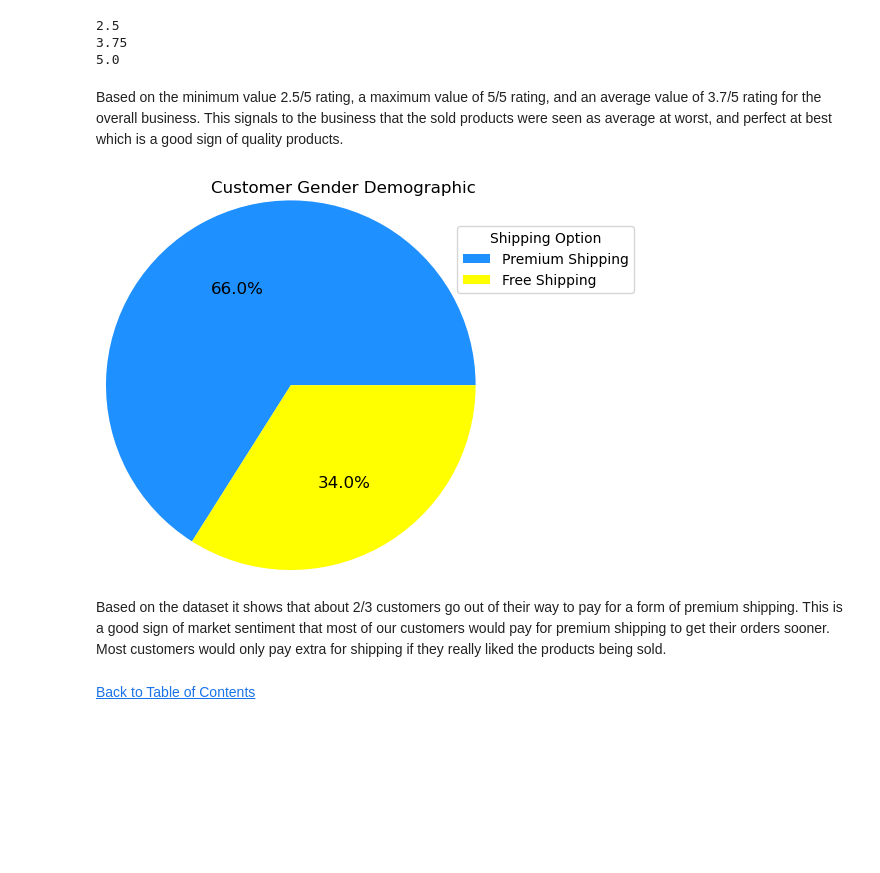
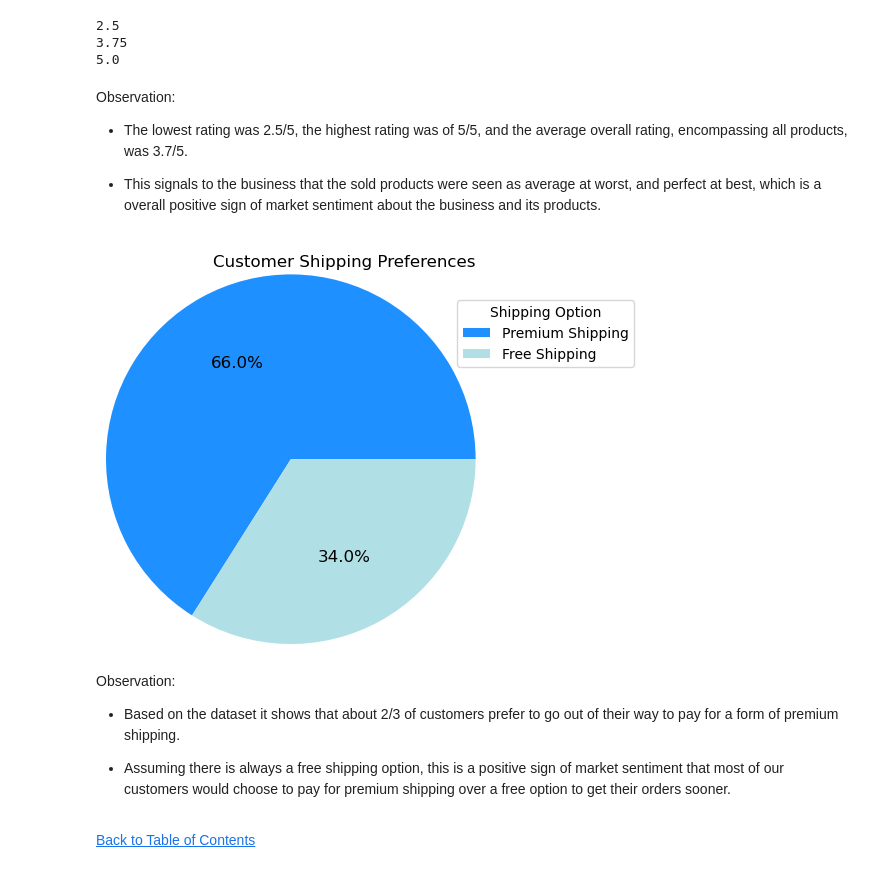
Before and after one commit to jasondo-da/shopping_behavior_analysis, a Jupyter notebook: shopping_behavior_analysis.ipynb, the cells around one changed output. Cells and saved outputs as stored; diff of their text form; code cells hidden in the pictures; blank space fills up the shorter version.

```diff
--- a/shopping_behavior_analysis.ipynb
+++ b/shopping_behavior_analysis.ipynb
@@ -745,29 +817,36 @@ print(df['customer_rating'].max())
 3.75
 5.0
 # %% [markdown]
-Based on the minimum value 2.5/5 rating, a maximum value of 5/5 rating, and an average value of 3.7/5 rating for the overall business. This signals to the business that the sold products were seen as average at worst, and perfect at best which is a good sign of quality products.
+Observation:
+
+-	The lowest rating was 2.5/5, the highest rating was of 5/5, and the average overall rating, encompassing all products, was 3.7/5.
+
+-	This signals to the business that the sold products were seen as average at worst, and perfect at best, which is a overall positive sign of market sentiment about the business and its products.
 # %%
-# Another method to get an insight into customer sentiment is to
-# find which customers spend extra money for a premium shipping option.
-# (This is assuming that there is always a free shipping option and other
-# paid shipping options)
+# Another method to measure customer sentiment is to find which customers spend
+# extra money for a premium shipping option. (This is assuming that there is always a
+# free shipping option and other paid shipping options)
 
 df['shipping_type'].value_counts().plot(kind='pie',
                                  autopct='%1.1f%%',
-                                 colors=['dodgerblue', 'yellow'],
+                                 colors=['dodgerblue', 'powderblue'],
                                  fontsize=12,
                                  label='',
                                  labels=['', ''],
                                  radius=1.25)
-plt.title('Customer Gender Demographic', loc='right')
+plt.title('Customer Shipping Preferences', loc='right')
 plt.legend(['Premium Shipping', 'Free Shipping'],
            title='Shipping Option',
            loc=[0.95,.75])
 plt.show()
 # %% [output]
-[figure, old version]
+[figure, new version]
 # %% [markdown]
-Based on the dataset it shows that about 2/3 customers go out of their way to pay for a form of premium shipping. This is a good sign of market sentiment that most of our customers would pay for premium shipping to get their orders sooner. Most customers would only pay extra for shipping if they really liked the products being sold.
+Observation:
+
+-	Based on the dataset it shows that about 2/3 of customers prefer to go out of their way to pay for a form of premium shipping.
+
+-	Assuming there is always a free shipping option, this is a positive sign of market sentiment that most of our customers would choose to pay for premium shipping over a free option to get their orders sooner.
 # %% [markdown]
 [Back to Table of Contents](#back)
 # %% [markdown]
```
Also changed, not shown: parts of 31 cells of this notebook.
